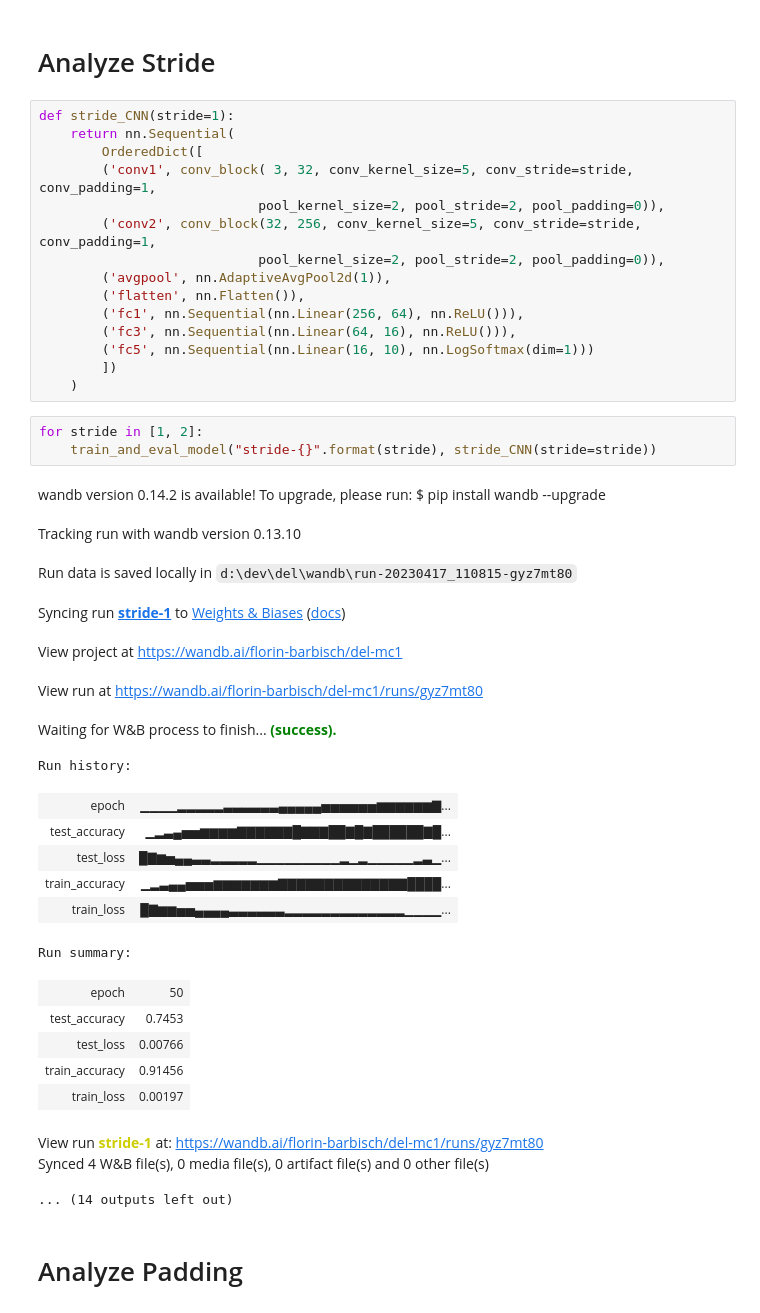
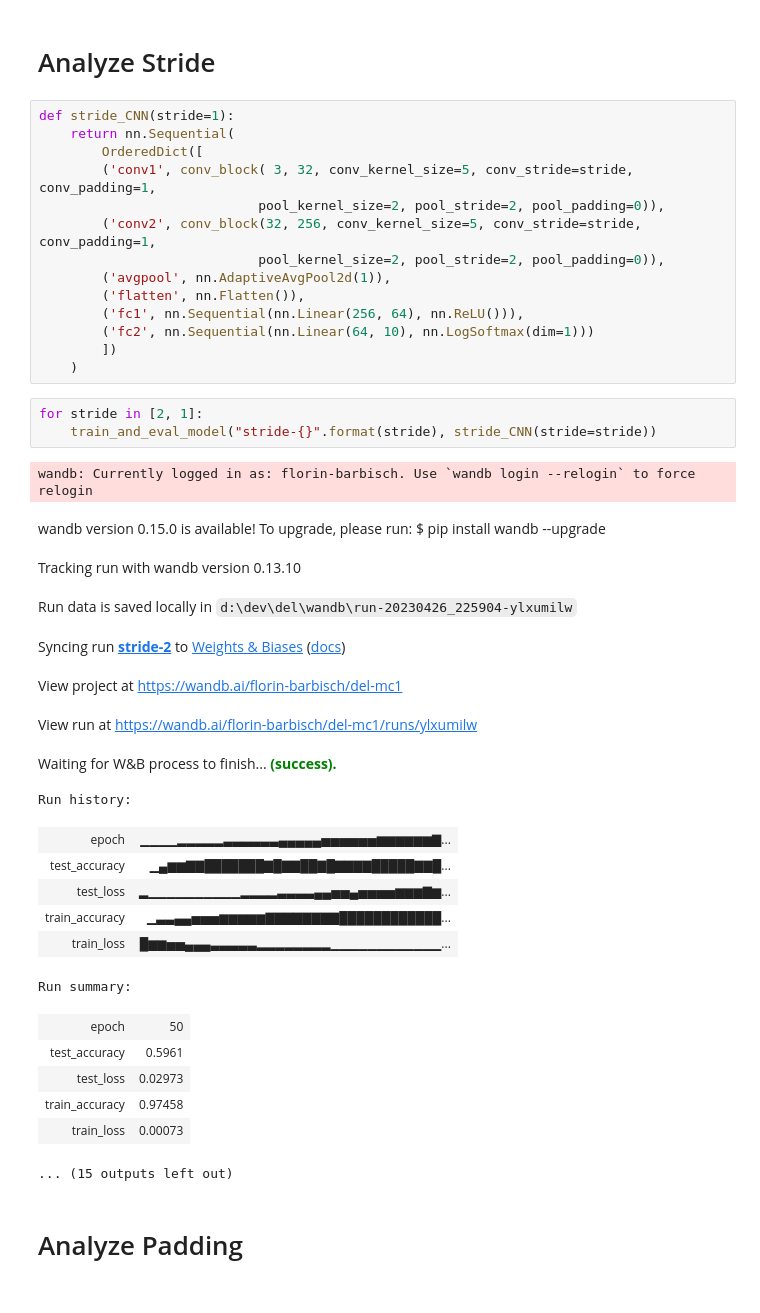
Before and after one commit to florinbarbisch/del, a Jupyter notebook: mc1.ipynb, the cells around one changed output. Drawn from its saved outputs; the diff is of its cells as text.

```diff
--- a/mc1.ipynb
+++ b/mc1.ipynb
@@ -521,36 +521,34 @@ def stride_CNN(stride=1):
         ('avgpool', nn.AdaptiveAvgPool2d(1)),
         ('flatten', nn.Flatten()),
         ('fc1', nn.Sequential(nn.Linear(256, 64), nn.ReLU())),
-        ('fc3', nn.Sequential(nn.Linear(64, 16), nn.ReLU())),
-        ('fc5', nn.Sequential(nn.Linear(16, 10), nn.LogSoftmax(dim=1)))
+        ('fc2', nn.Sequential(nn.Linear(64, 10), nn.LogSoftmax(dim=1)))
         ])
     )
 # %%
-for stride in [1, 2]:
+for stride in [2, 1]:
     train_and_eval_model("stride-{}".format(stride), stride_CNN(stride=stride))
 # %% [output]
+wandb: Currently logged in as: florin-barbisch. Use `wandb login --relogin` to force relogin
-wandb version 0.14.2 is available! To upgrade, please run: $ pip install wandb --upgrade
+wandb version 0.15.0 is available! To upgrade, please run: $ pip install wandb --upgrade
 Tracking run with wandb version 0.13.10
-Run data is saved locally in d:\dev\del\wandb\run-20230417_110815-gyz7mt80
+Run data is saved locally in d:\dev\del\wandb\run-20230426_225904-ylxumilw
-Syncing run stride-1 to Weights & Biases (docs)
+Syncing run stride-2 to Weights & Biases (docs)
 View project at https://wandb.ai/florin-barbisch/del-mc1
-View run at https://wandb.ai/florin-barbisch/del-mc1/runs/gyz7mt80
+View run at https://wandb.ai/florin-barbisch/del-mc1/runs/ylxumilw
 Waiting for W&B process to finish... (success).
-Run history:
+Run history:
 | epoch | ▁▁▁▁▂▂▂▂▂▃▃▃▃▃▃▄▄▄▄▄▅▅▅▅▅▅▆▆▆▆▆▆▇... |
-| test_accuracy | ▁▂▃▄▅▅▆▆▆▆▇▇▇▇▇▇█▇▇▇██▇█▇██████▇█... |
-| test_loss | █▇▆▅▄▄▃▃▂▂▂▂▂▁▁▁▁▁▁▁▁▁▂▁▂▁▁▁▁▁▂▃▁... |
-| train_accuracy | ▁▂▃▄▄▅▅▅▆▆▆▆▆▆▆▇▇▇▇▇▇▇▇▇▇▇▇▇▇████... |
-| train_loss | █▇▆▆▅▅▄▄▄▄▃▃▃▃▃▃▂▂▂▂▂▂▂▂▂▂▂▂▂▁▁▁▁... |
+| test_accuracy | ▁▄▆▆▇▇███████▇█▇▇██▇█▇▇▇▇█████▇▇█... |
+| test_loss | ▂▁▁▁▁▁▁▁▁▁▁▂▂▂▂▃▃▃▃▄▄▅▅▄▅▅▅▅▆▆▆▇▆... |
+| train_accuracy | ▁▃▃▄▄▅▅▅▆▆▆▆▆▇▇▇▇▇▇▇▇████████████... |
+| train_loss | █▆▆▅▅▄▄▄▃▃▃▃▃▂▂▂▂▂▂▂▂▁▁▁▁▁▁▁▁▁▁▁▁... |
-Run summary:
+Run summary:
 | epoch | 50 |
-| test_accuracy | 0.7453 |
-| test_loss | 0.00766 |
-| train_accuracy | 0.91456 |
-| train_loss | 0.00197 |
+| test_accuracy | 0.5961 |
+| test_loss | 0.02973 |
+| train_accuracy | 0.97458 |
+| train_loss | 0.00073 |
-View run stride-1 at: https://wandb.ai/florin-barbisch/del-mc1/runs/gyz7mt80
-Synced 4 W&B file(s), 0 media file(s), 0 artifact file(s) and 0 other file(s)
-... (14 outputs left out)
+... (15 outputs left out)
 # %% [markdown]
 # Analyze Padding
 # %%
```
